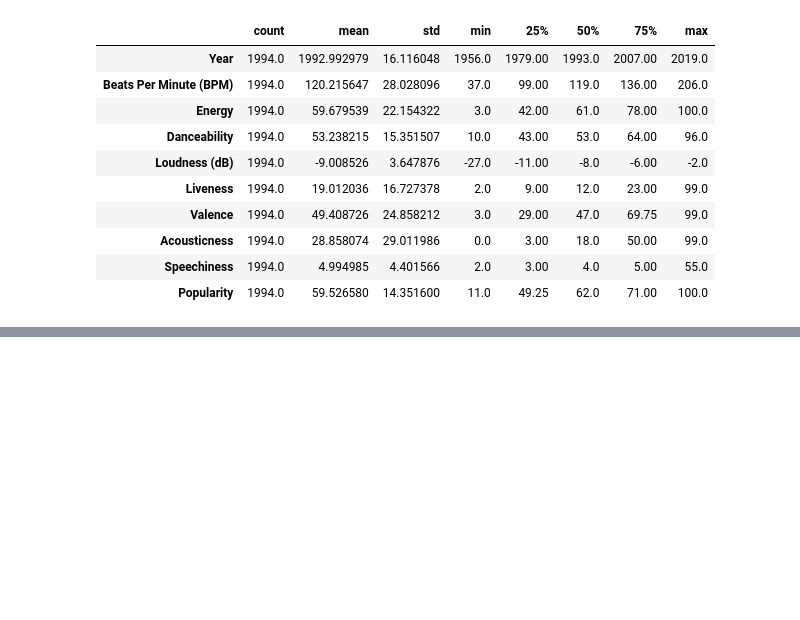
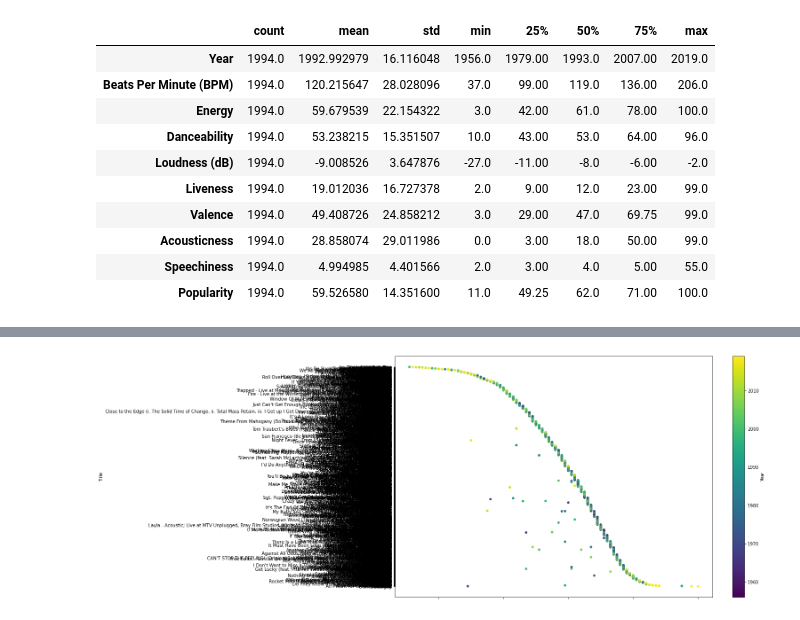
Before and after one commit to data301-2020-winter1/course-project-group_112, a Jupyter notebook: data/processed/Cleaned.ipynb, the cells around one changed output, grey strips where cells are left out. Saved outputs shown, nothing was run; the diff lists cells and outputs as text; code cells hidden in the pictures; blank space fills up the shorter version.

```diff
--- a/data/processed/Cleaned.ipynb
+++ b/data/processed/Cleaned.ipynb
@@ -56,0 +96,5 @@ df1.xlim(2000,2019)
+# %%
+#still too hard to see, ill need to filter more
+newpop= popular().plot.scatter(y='Title',x='Popularity',c='Year',figsize=(16,10),colormap='viridis')
+# %% [output]
+[figure, added]
```
Also changed, not shown: parts of 13 cells of this notebook.
